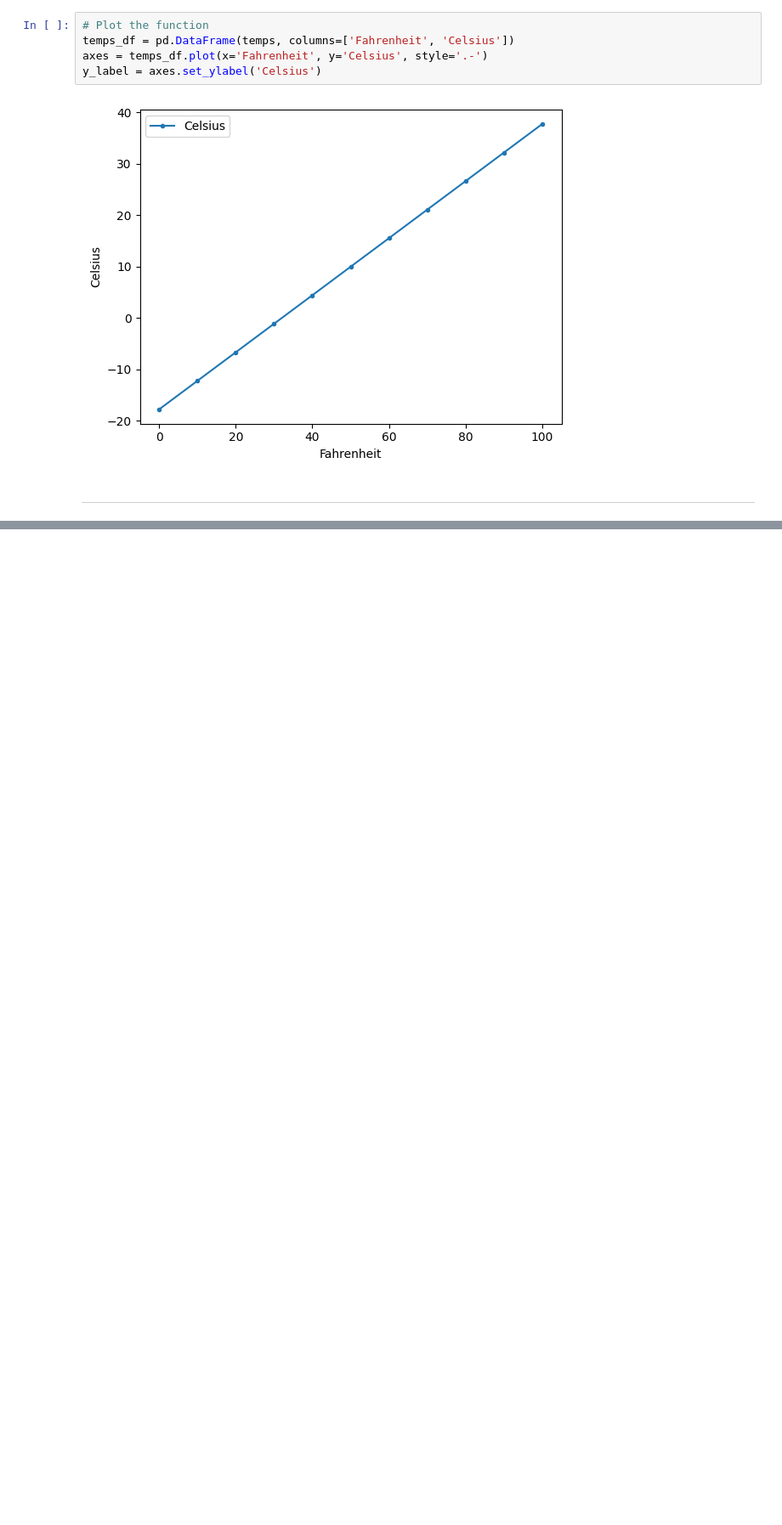
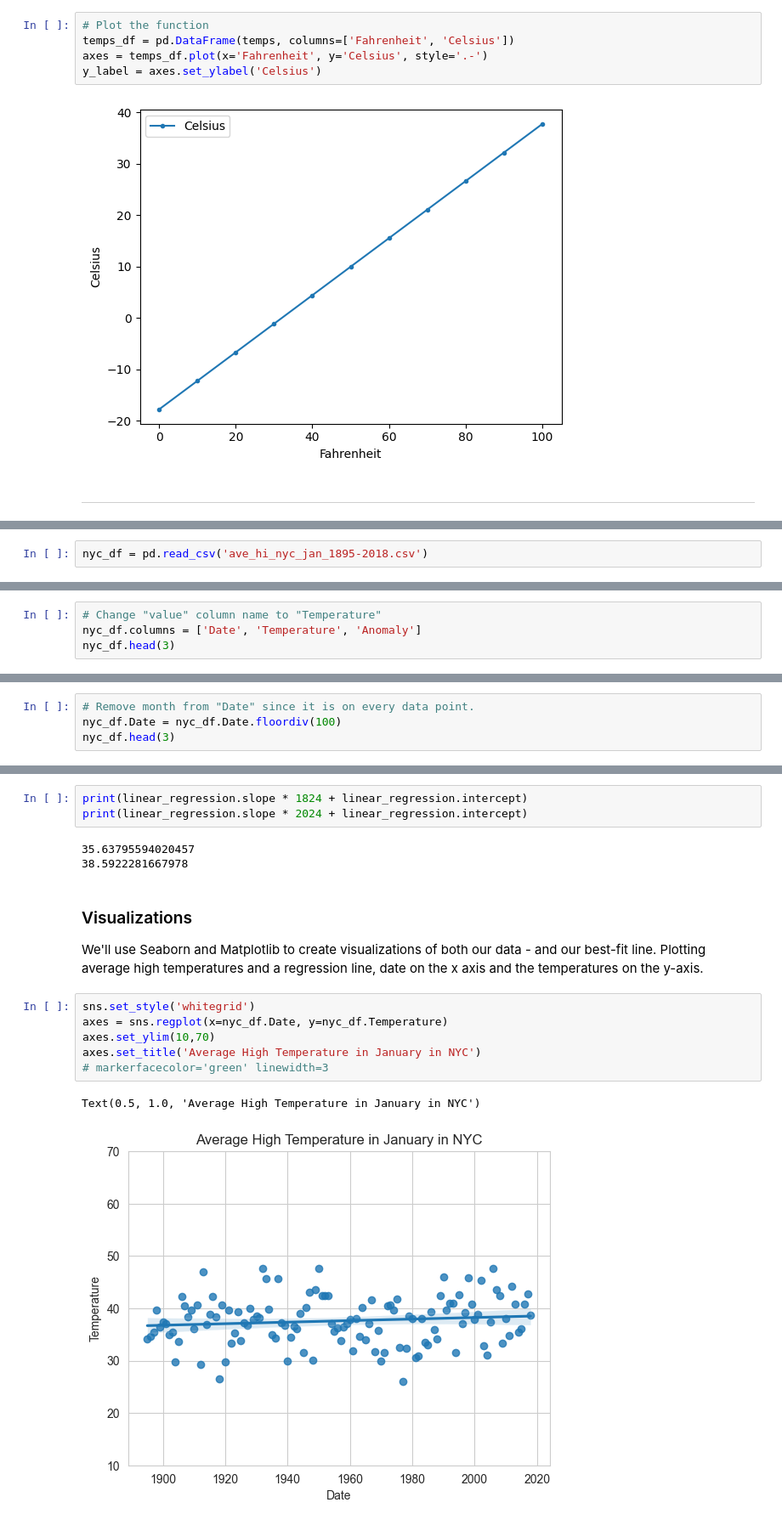
Before and after one commit to Bdowdle4/datafun-07-ml, a Jupyter notebook: dowdle_ml.ipynb, the cells around one changed output, grey strips where cells are left out. Shown: that part at 85% size. Cells and saved outputs as stored; diff of their text form; blank space fills up the shorter version.

```diff
--- a/dowdle_ml.ipynb
+++ b/dowdle_ml.ipynb
@@ -41,0 +50,2 @@ y_label = axes.set_ylabel('Celsius')
+# %%
+nyc_df = pd.read_csv('ave_hi_nyc_jan_1895-2018.csv')
@@ -41,0 +83,4 @@ y_label = axes.set_ylabel('Celsius')
+# %%
+# Change "value" column name to "Temperature"
+nyc_df.columns = ['Date', 'Temperature', 'Anomaly']
+nyc_df.head(3)
@@ -41,0 +92,4 @@ y_label = axes.set_ylabel('Celsius')
+# %%
+# Remove month from "Date" since it is on every data point.
+nyc_df.Date = nyc_df.Date.floordiv(100)
+nyc_df.head(3)
@@ -41,0 +151,19 @@ y_label = axes.set_ylabel('Celsius')
+# %%
+print(linear_regression.slope * 1824 + linear_regression.intercept)
+print(linear_regression.slope * 2024 + linear_regression.intercept)
+# %% [output]
+35.63795594020457
+38.5922281667978
+# %% [markdown]
+### Visualizations
+We'll use Seaborn and Matplotlib to create visualizations of both our data - and our best-fit line.
+Plotting average high temperatures and a regression line, date on the x axis and the temperatures on the y-axis.
+# %%
+sns.set_style('whitegrid')
+axes = sns.regplot(x=nyc_df.Date, y=nyc_df.Temperature)
+axes.set_ylim(10,70)
+axes.set_title('Average High Temperature in January in NYC')
+# markerfacecolor='green' linewidth=3
+# %% [output]
+Text(0.5, 1.0, 'Average High Temperature in January in NYC')
+[figure, added]
```
Also changed, not shown: parts of 12 cells of this notebook, 1 other file.
